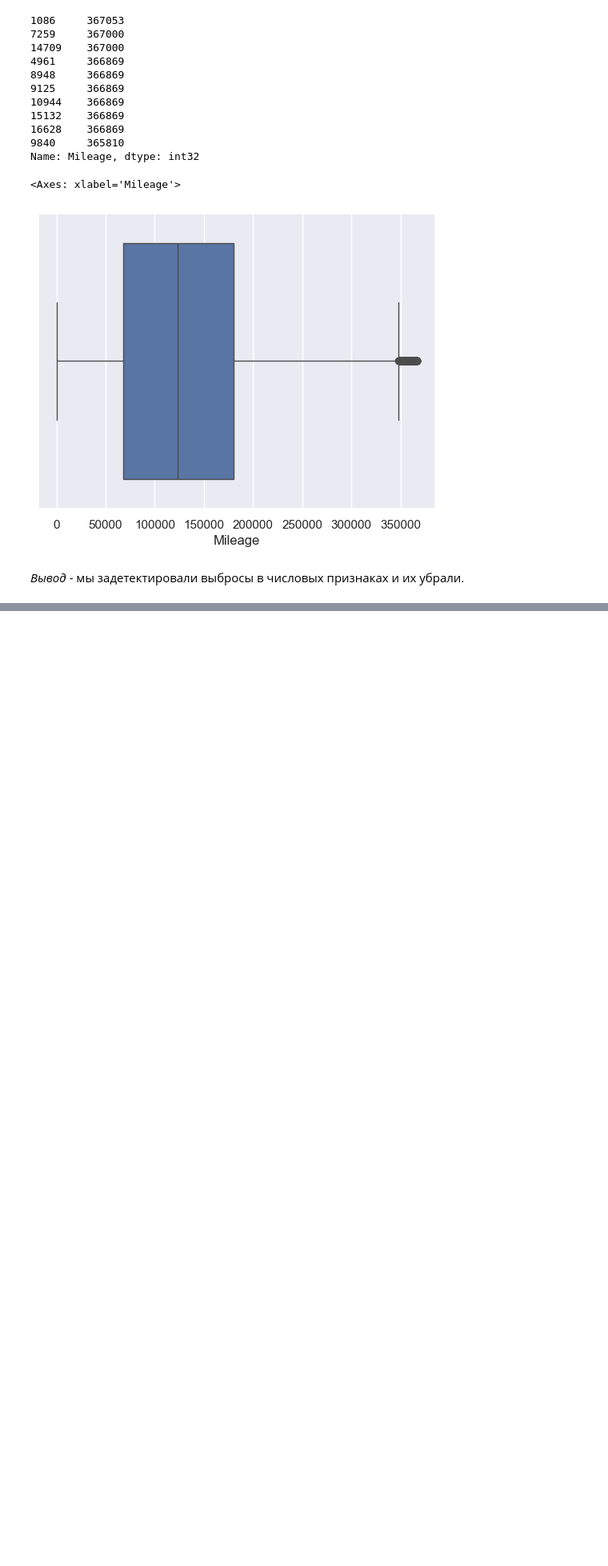
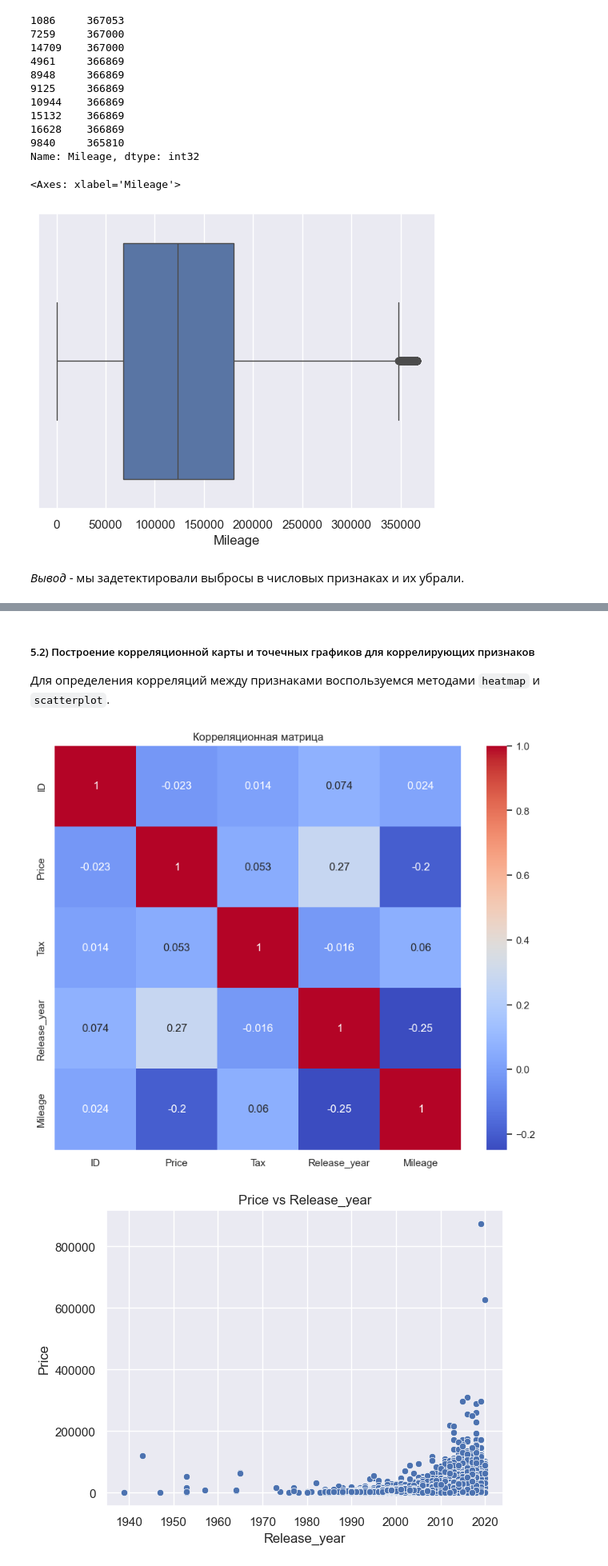
Before and after one commit to D0uble-Zer0/DE_ITMO_Course, a Jupyter notebook: notebooks/EDA.ipynb, the cells around one changed output, grey strips where cells are left out. Shown at 80% size. Drawn from its saved outputs; the diff is of its cells as text; code cells hidden in the pictures; blank space fills up the shorter version.

```diff
--- a/notebooks/EDA.ipynb
+++ b/notebooks/EDA.ipynb
@@ -528,0 +720,20 @@ _Вывод_ - мы задетектировали выбросы в число
+# %% [markdown]
+##### 5.2) Построение корреляционной карты и точечных графиков для коррелирующих признаков
+
+Для определения корреляций между признаками воспользуемся методами `heatmap` и `scatterplot`.
+# %%
+num_df_par = df_par.select_dtypes(include="number").columns
+
+plt.figure(figsize=(10,8))
+sns.heatmap(df_par[num_df_par].corr(), annot=True, cmap='coolwarm')
+plt.title('Корреляционная матрица')
+plt.show()
+
+top_corr_ft = df_par[num_df_par].corr()['Price'].abs().sort_values(ascending=False).index[1:4]
+for features in top_corr_ft:
+    sns.scatterplot(data=df_par, x=features, y='Price')
+    plt.title(f"Price vs {features}")
+    plt.show()
+# %% [output]
+[figure, added]
+[figure, added]
```
Also changed, not shown: parts of 20 cells of this notebook.
